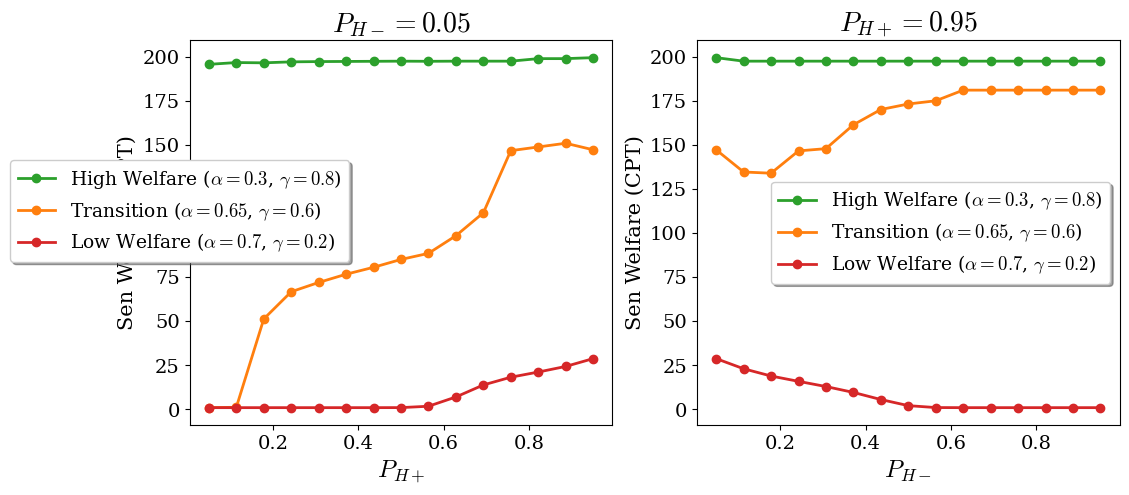
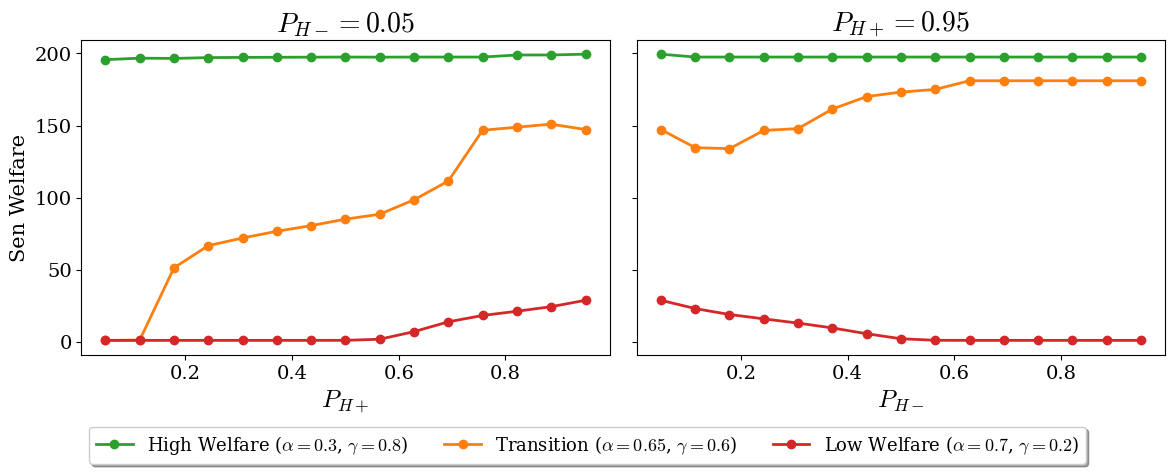
Code edit (unified diff) that turned the first committed figure into the second:
--- before
+++ after
@@ -1,3 +1,3 @@
-fig, axs = plt.subplots(1, 2, figsize=(12, 5))
+fig, axs = plt.subplots(1, 2, figsize=(12, 4.5), sharey=True)
 
 idx_fixed_plus  = np.where(np.isclose(p_values, P_H_PLUS_FIXED))[0][0]
@@ -10,21 +10,27 @@
 
     # Left plot: vary P_H+, fix P_H-
-    slice_vary_plus = grid[idx_fixed_minus, :]   # row = fixed P_H-, cols = varying P_H+
+    slice_vary_plus = grid[idx_fixed_minus, :]
     axs[0].plot(p_values, slice_vary_plus, marker="o", color=color, label=label, linewidth=2)
 
     # Right plot: vary P_H-, fix P_H+
-    slice_vary_minus = grid[:, idx_fixed_plus]   # col = fixed P_H+, rows = varying P_H-
+    slice_vary_minus = grid[:, idx_fixed_plus]
     axs[1].plot(p_values, slice_vary_minus, marker="o", color=color, label=label, linewidth=2)
 
 axs[0].set_xlabel(r"$P_{H+}$", fontsize=18)
-axs[0].set_ylabel("Sen Welfare (CPT)", fontsize=15)
+axs[0].set_ylabel("Sen Welfare", fontsize=15)
 axs[0].set_title(rf"$P_{{H-}}={P_H_MINUS_FIXED:.2f}$", fontsize=20)
 
 axs[1].set_xlabel(r"$P_{H-}$", fontsize=18)
-axs[1].set_ylabel("Sen Welfare (CPT)", fontsize=15)
 axs[1].set_title(rf"$P_{{H+}}={P_H_PLUS_FIXED:.2f}$", fontsize=20)
-axs[1].legend(shadow=True)
 
 fig.tight_layout()
+fig.legend(
+    *axs[0].get_legend_handles_labels(),
+    loc="lower center",
+    ncol=3,
+    shadow=True,
+    bbox_to_anchor=(0.5, -0.08),
+    fontsize=13
+)
 plt.savefig("../figures/probability_sweep_lineplots.pdf", bbox_inches="tight")
 plt.show()

Commit: update prob sweep notebook